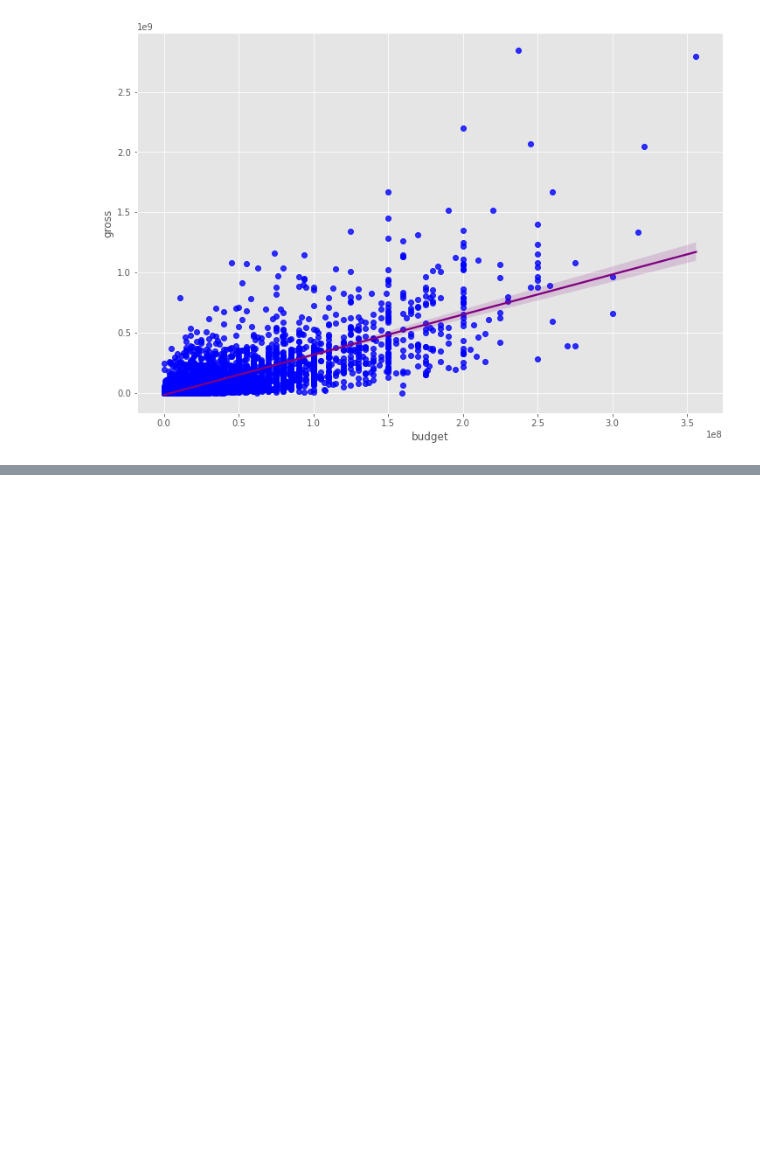
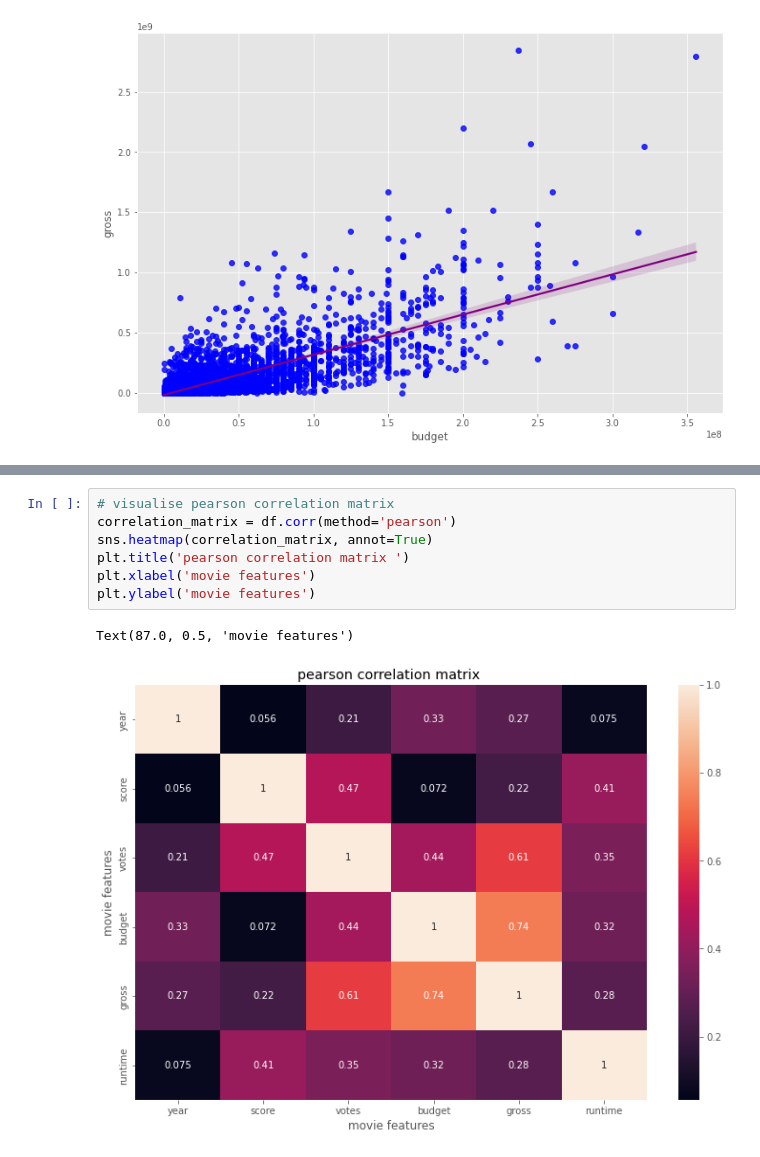
Before and after one commit to MunyaradziMagura/Movies-Project, a Jupyter notebook: movies.ipynb, the cells around one changed output, grey strips where cells are left out. Cells and saved outputs as stored; diff of their text form; blank space fills up the shorter version.

```diff
--- a/movies.ipynb
+++ b/movies.ipynb
@@ -159,0 +160,10 @@ df.corr(method='spearman') # pearson, kendall, spearman
+# %%
+# visualise pearson correlation matrix
+correlation_matrix = df.corr(method='pearson')
+sns.heatmap(correlation_matrix, annot=True)
+plt.title('pearson correlation matrix ')
+plt.xlabel('movie features')
+plt.ylabel('movie features')
+# %% [output]
+Text(87.0, 0.5, 'movie features')
+[figure, added]
```
Also changed, not shown: parts of 1 cell of this notebook.
